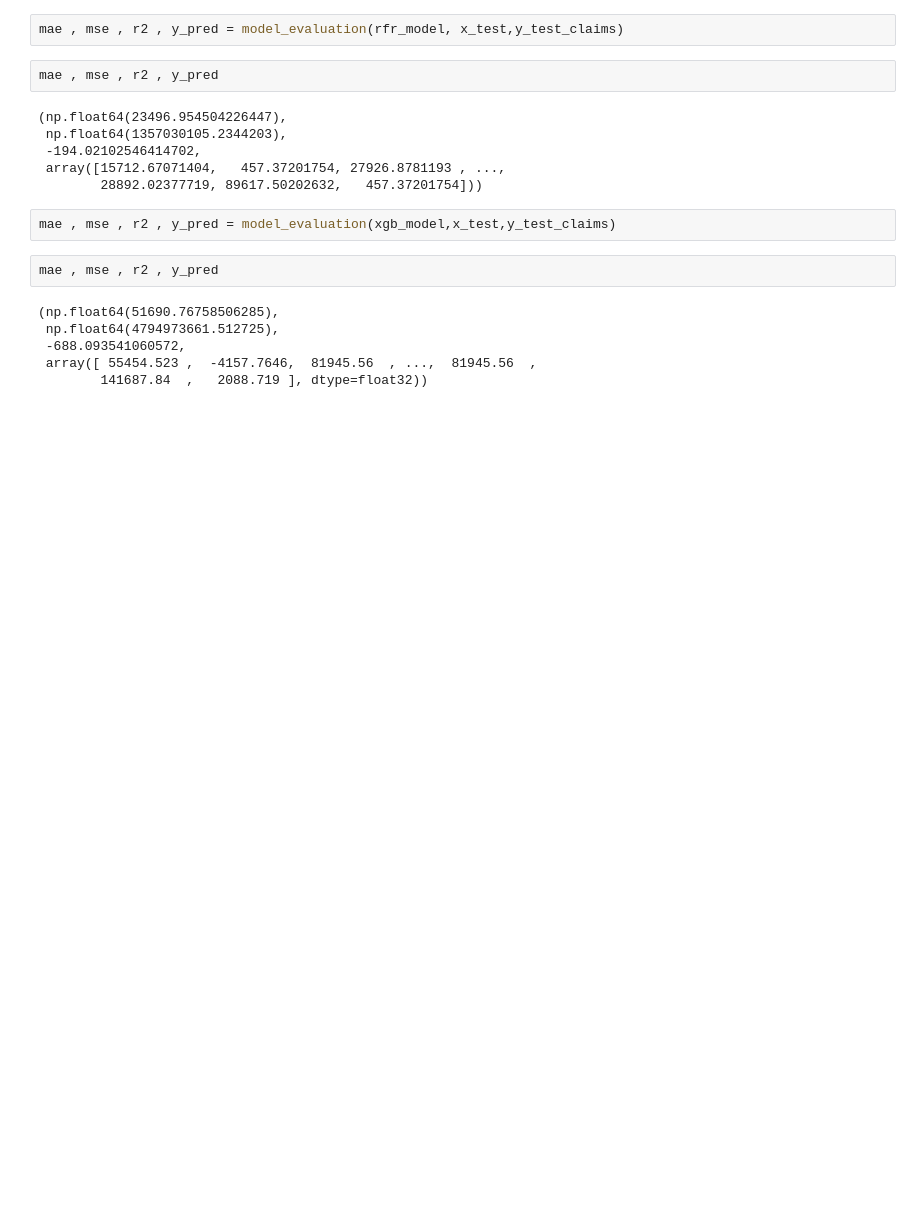
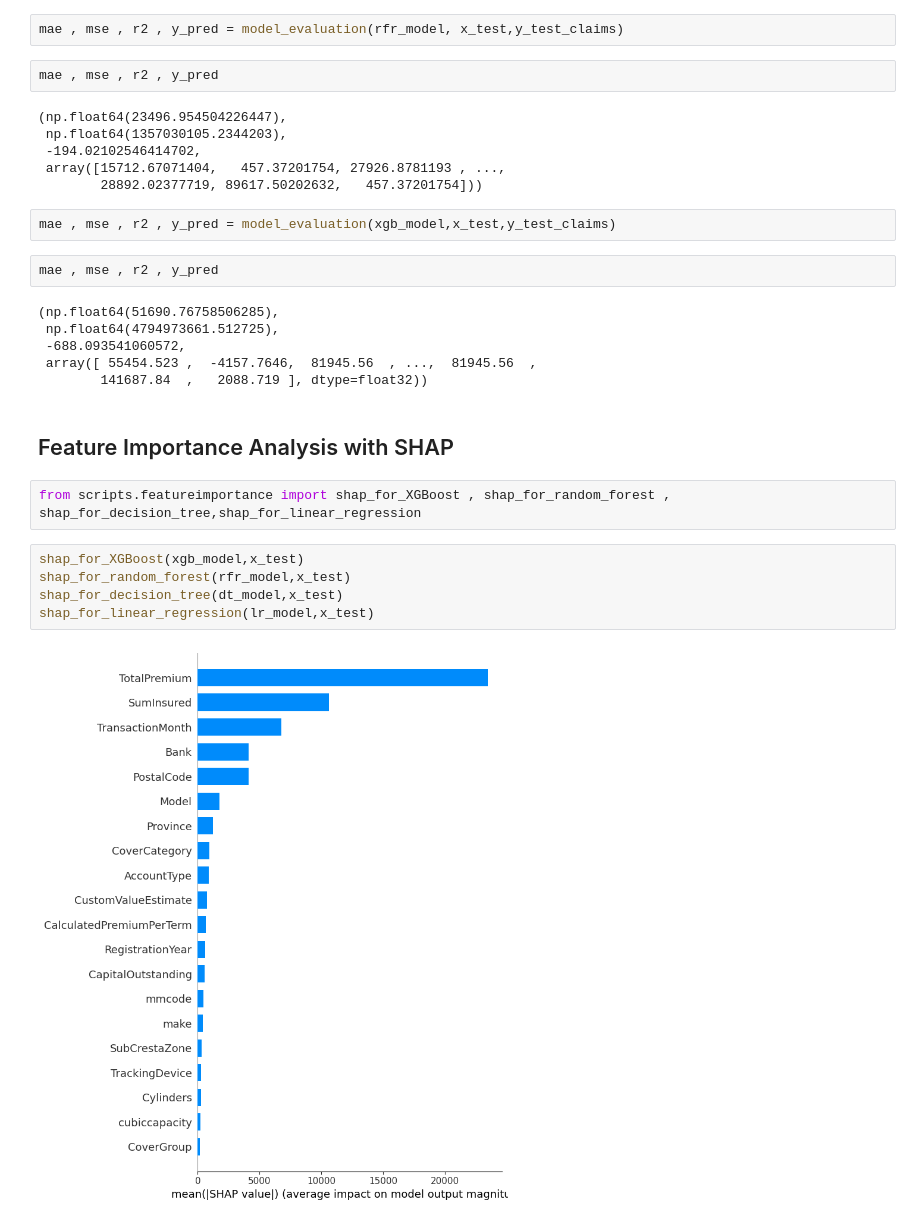
Before and after one commit to Bereket-07/insurance-analytics, a Jupyter notebook: notebooks/model_buildinf.ipynb, the cells around one changed output. Drawn from its saved outputs; the diff is of its cells as text; blank space fills up the shorter version.

Commit message:
the feature importance analysis with shap is added

```diff
--- a/notebooks/model_buildinf.ipynb
+++ b/notebooks/model_buildinf.ipynb
@@ -231,3 +229,14 @@ mae , mse , r2 , y_pred
  -688.093541060572,
  array([ 55454.523 ,  -4157.7646,  81945.56  , ...,  81945.56  ,
         141687.84  ,   2088.719 ], dtype=float32))
+# %% [markdown]
+## Feature Importance Analysis with SHAP
+# %%
+from scripts.featureimportance import shap_for_XGBoost , shap_for_random_forest , shap_for_decision_tree,shap_for_linear_regression
+# %%
+shap_for_XGBoost(xgb_model,x_test)
+shap_for_random_forest(rfr_model,x_test)
+shap_for_decision_tree(dt_model,x_test)
+shap_for_linear_regression(lr_model,x_test)
+# %% [output]
+[figure, added]
```
Also changed, not shown: parts of 1 cell of this notebook, 1 other file.
